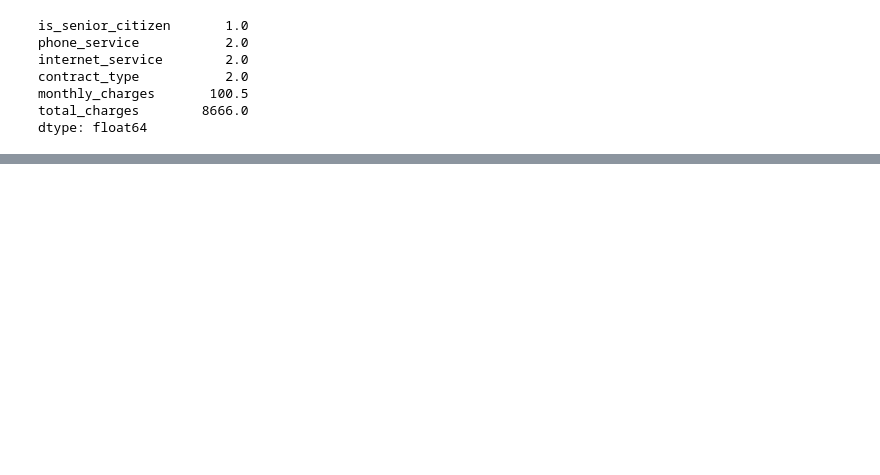
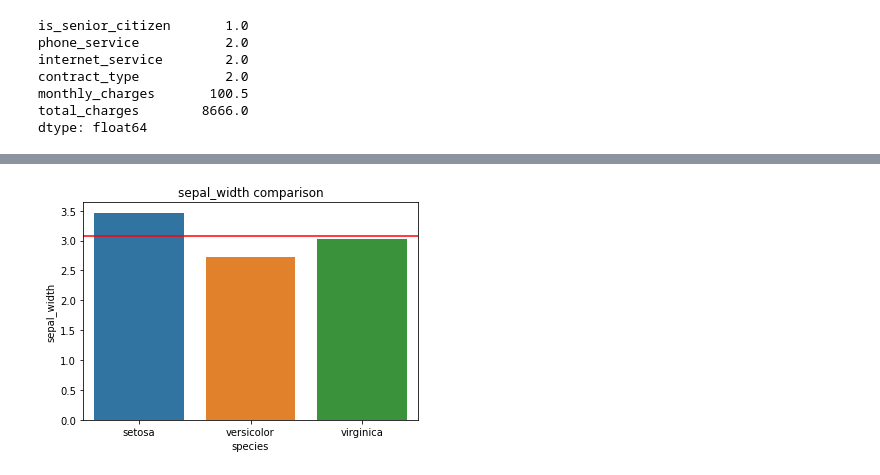
Before and after one commit to QinzhiChen/classification-exercises, a Jupyter notebook: classification_exercises.ipynb, the cells around one changed output, grey strips where cells are left out. Cells and saved outputs as stored; diff of their text form; code cells hidden in the pictures; blank space fills up the shorter version.

```diff
--- a/classification_exercises.ipynb
+++ b/classification_exercises.ipynb
@@ -299,0 +505,8 @@ for col in num_vars:
+# %%
+plt.title('sepal_width comparison')
+mean=iris_train.groupby('species',as_index=False).agg('mean')
+sns.barplot(x=mean.species, y=mean.sepal_width,data=iris_train)
+plt.axhline(mean.sepal_width.mean(),label='average',color='red',linestyle='solid')
+plt.show()
+# %% [output]
+[figure, added]
```
Also changed, not shown: parts of 84 cells of this notebook, 3 other files.
